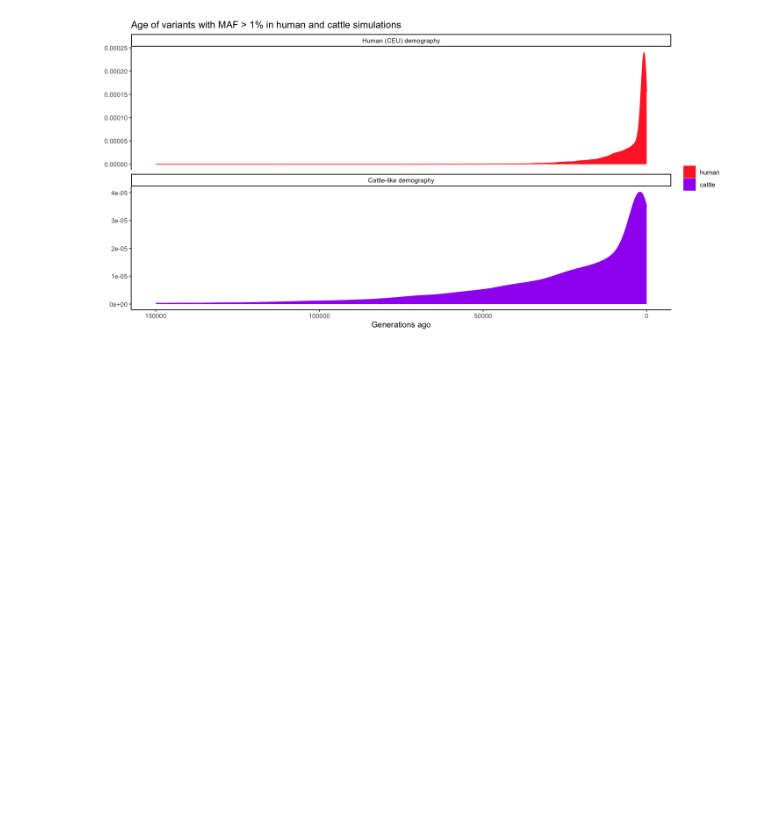
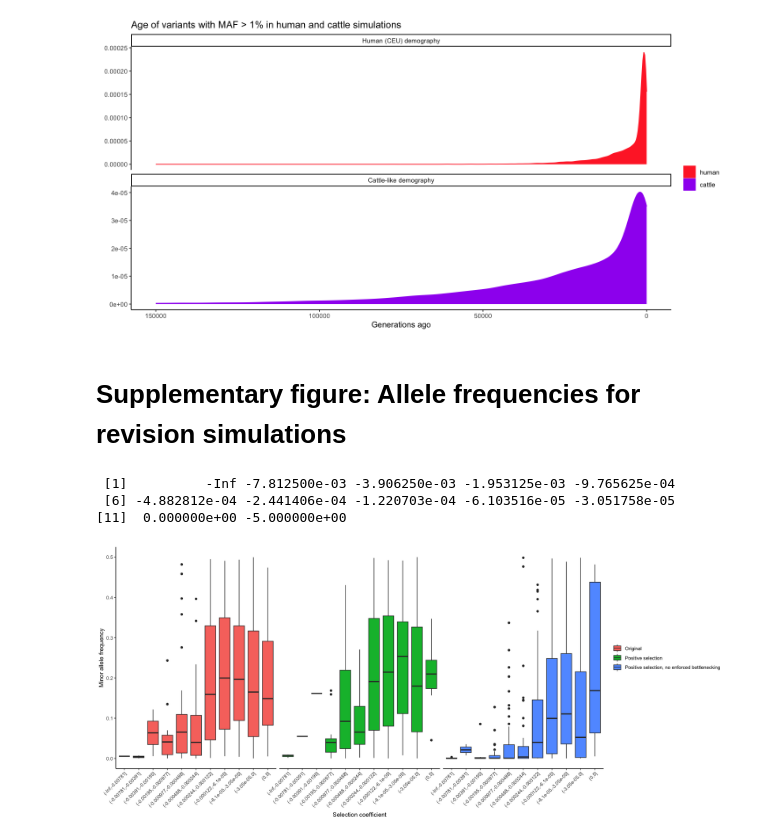
Before and after one commit to NJC12/colocalization_humans_cattle_pigs, a Jupyter notebook: figures_and_tables/figure2.ipynb, the cells around one changed output. Saved outputs shown, nothing was run; the diff lists cells and outputs as text; code cells hidden in the pictures; blank space fills up the shorter version.

Commit message:
Comparing simulation allele frequencies for revision

```diff
--- a/figures_and_tables/figure2.ipynb
+++ b/figures_and_tables/figure2.ipynb
@@ -560,3 +560,46 @@ ggplot(aes(x = time, color=species, fill=species)) + geom_density() + theme_clas
     ggtitle('Age of variants with MAF > 1% in human and cattle simulations')
 # %% [output]
 [figure]
+# %% [markdown]
+# Supplementary figure: Allele frequencies for revision simulations
+# %%
+cgwas_vars = read.table('~/comparative_colocalization/data/simulations/gwas_and_eqtl_mapping/gwas_35_gtex_35/cgwas_vars_scaling_35.tsv', header=T, as.is=T) %>%
+    mutate(gwas = paste0('tr', position)) %>%
+    select(gwas, time, daf, maf, selco, Vs, position) # %>%
+    # rename(gwas_time = time, gwas_daf = daf, gwas_maf = maf, gwas_selco = selco, gwas_Vs = Vs)
+
+# N.b. the "min_maf" in the filename refer to variants used for simulating traits, not to all variants recorded here.
+cgwas_vars_selection = read.table('/Users/noah/tmp/selsims/selection_bottlenecked/outdir/gwas_35_gtex_35_maf_0.01/cgwas_vars_gwas_35_gtex_35_maf_0.01.tsv', header=T, as.is=T) %>%
+    mutate(gwas = paste0('tr', position)) %>%
+    select(gwas, time, daf, maf, selco, Vs, position) # %>%
+    # rename(gwas_time = time, gwas_daf = daf, gwas_maf = maf, gwas_selco = selco, gwas_Vs = Vs)
+
+cgwas_vars_selection_no_bottleneck = read.table('/Users/noah/tmp/selsims/selection_not_bottlenecked/outputs/gwas_35_gtex_35_maf_0.01/cgwas_vars_gwas_35_gtex_35_maf_0.01.tsv', header=T, as.is=T) %>%
+    mutate(gwas = paste0('tr', position)) %>%
+    select(gwas, time, daf, maf, selco, Vs, position) # %>%
+    # rename(gwas_time = time, gwas_daf = daf, gwas_maf = maf, gwas_selco = selco, gwas_Vs = Vs)
+# %%
+br
+# %% [output]
+ [1]          -Inf -7.812500e-03 -3.906250e-03 -1.953125e-03 -9.765625e-04
+ [6] -4.882812e-04 -2.441406e-04 -1.220703e-04 -6.103516e-05 -3.051758e-05
+[11]  0.000000e+00 -5.000000e+00
+# %%
+fig_size(16,7)
+
+br = -1*c(Inf, 2**seq(-7, -15), 0, -5)
+
+rbind(
+    cgwas_vars %>% mutate(simulation = 'Original'),
+    cgwas_vars_selection %>% mutate(simulation = 'Positive selection'),
+    cgwas_vars_selection_no_bottleneck %>% mutate(simulation = 'Positive selection, no enforced bottlenecking')
+) %>%
+mutate(selco_bin = cut(selco, breaks = br)) %>%
+# filter(!is.na(selco_bin), selco < 0) %>%
+filter(!is.na(selco_bin)) %>%
+ggplot(aes(x = selco_bin, y = maf, fill = simulation)) + geom_boxplot() + theme_classic() + facet_wrap(~simulation) +
+    theme(axis.text.x = element_text(angle = 45, vjust=1, hjust=1), legend.title=element_blank(), strip.text.x=element_blank()) +
+    xlab('Selection coefficient') + ylab('Minor allele frequency') # +
+    # scale_fill_manual(values = c('human'=color_key[['human']], 'cattle'=color_key[['cattle']]), labels = c('Human (CEU) demography', 'Cattle-like demography'))
+# %% [output]
+[figure, added]
```
Also changed, not shown: 3 other files.
